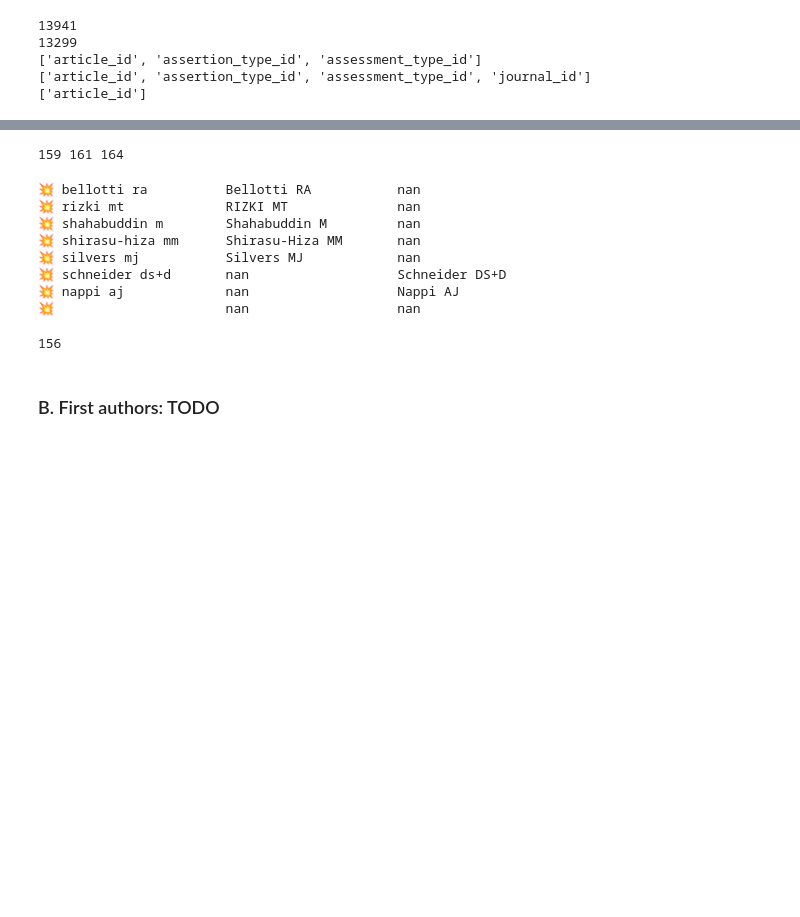
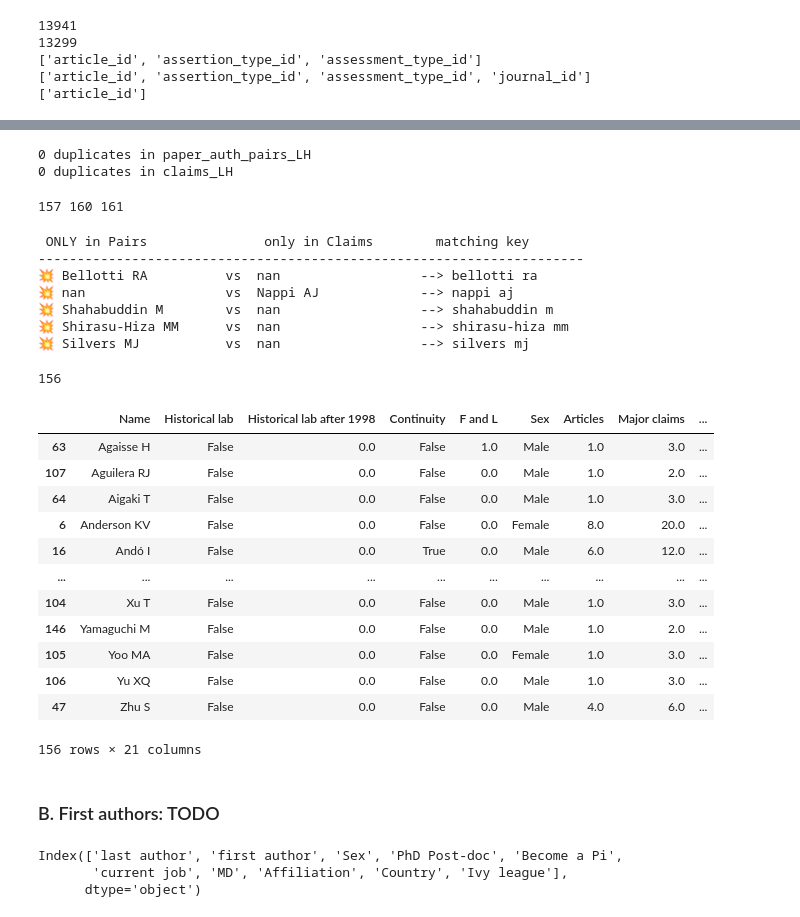
Before and after one commit to jcblemai/drosophila-reproducibility, a Jupyter notebook: preprocess.ipynb, the cells around one changed output, grey strips where cells are left out. Drawn from its saved outputs; the diff is of its cells as text; code cells hidden in the pictures; blank space fills up the shorter version.

```diff
--- a/preprocess.ipynb
+++ b/preprocess.ipynb
@@ -195,47 +253,82 @@ claims_LH = authors_claims[authors_claims['Authorship'] == 'Leading'].copy()
 # %%
-# Create merge columns: lowercased and stripped of accents
-# For paper_auth_pairs_LH
+paper_auth_pairs_LH = paper_auth_pairs[["last author", "Affiliation", "Country", "Ivy league"]]
+paper_auth_pairs_LH = preprocess_utils.deduplicate_by(paper_auth_pairs_LH, "last author").copy()
+claims_LH = authors_claims[authors_claims['Authorship'] == 'Leading'].copy()
+
 paper_auth_pairs_LH.loc[:, 'lh_proc'] = paper_auth_pairs_LH['last author'].str.lower()
 paper_auth_pairs_LH.loc[:, 'lh_proc'] = (paper_auth_pairs_LH['lh_proc']
     .str.normalize('NFKD')
     .str.encode('ascii', errors='ignore')
     .str.decode('utf-8'))
+#paper_auth_pairs_LH.loc[:, 'lh_proc'] = paper_auth_pairs_LH['lh_proc'].str.replace('rizki mt', 'rizki tm')
 
 # For claims_LH
+# drop the row where Name that is NaN
 claims_LH.loc[:, 'lh_proc'] = claims_LH['Name'].str.lower()
-claims_LH.loc[:, 'lh_proc'] = claims_LH['lh_proc'].fillna('')
 claims_LH.loc[:, 'lh_proc'] = (claims_LH['lh_proc']
     .str.normalize('NFKD')
     .str.encode('ascii', errors='ignore')
     .str.decode('utf-8'))
 claims_LH.loc[:, 'lh_proc'] = claims_LH['lh_proc'].str.replace('ando i', 'ando')
-
-# Perform the merge
-all_LH = pd.merge(claims_LH, paper_auth_pairs_LH, on='lh_proc', how='outer')
-print(len(claims_LH), len(paper_auth_pairs_LH), len(all_LH))
-# %% [output]
-159 161 164
+# %%
+# check for duplicate lh_proc in paper_auth_pairs_LH
+paper_auth_pairs_LH[paper_auth_pairs_LH.duplicated('lh_proc', keep=False)]
+print(len(paper_auth_pairs_LH[paper_auth_pairs_LH.duplicated('lh_proc', keep=False)]), "duplicates in paper_auth_pairs_LH")
+# check for duplicate lh_proc in claims_LH
+print(len(claims_LH[claims_LH.duplicated('lh_proc', keep=False)]), "duplicates in claims_LH")
+# %% [output]
+0 duplicates in paper_auth_pairs_LH
+0 duplicates in claims_LH
+# %%
+# Perform the outer merge to see what we are missing
+all_LH = pd.merge(claims_LH, paper_auth_pairs_LH, on='lh_proc', how='outer')
+print(len(claims_LH), len(paper_auth_pairs_LH), len(all_LH))
+# %% [output]
+157 160 161
 # %%
-unique_pairs = all_LH[["Name", "last author", "lh_proc"]].drop_duplicates().sort_values("last author", ascending=True)
+unique_pairs = all_LH[["Name", "last author", "lh_proc"]].drop_duplicates().sort_values("lh_proc", ascending=True)
+print(" ONLY in Pairs               only in Claims        matching key ")
+print("-"*70)
 for i in range(0, len(unique_pairs)):
     if pd.isna(unique_pairs.iloc[i]['last author']) or pd.isna(unique_pairs.iloc[i]['Name']):
         print('💥 ', end='')
-        print(f"{unique_pairs.iloc[i]['lh_proc']:<20} {unique_pairs.iloc[i]['last author']:<20}  {unique_pairs.iloc[i]['Name']}")
+        print(f"{unique_pairs.iloc[i]['last author']:<20} vs  {unique_pairs.iloc[i]['Name']:<20} --> {unique_pairs.iloc[i]['lh_proc']:<20}")
+    #else:
+    #    print(f"   {unique_pairs.iloc[i]['last author']:<20} vs  {unique_pairs.iloc[i]['Name']:<20} --> {unique_pairs.iloc[i]['lh_proc']:<20}")
 # %% [output]
-💥 bellotti ra          Bellotti RA           nan
-💥 rizki mt             RIZKI MT              nan
-💥 shahabuddin m        Shahabuddin M         nan
-💥 shirasu-hiza mm      Shirasu-Hiza MM       nan
-💥 silvers mj           Silvers MJ            nan
-💥 schneider ds+d       nan                   Schneider DS+D
-💥 nappi aj             nan                   Nappi AJ
-💥                      nan                   nan
+ ONLY in Pairs               only in Claims        matching key
+----------------------------------------------------------------------
+💥 Bellotti RA          vs  nan                  --> bellotti ra
+💥 nan                  vs  Nappi AJ             --> nappi aj
+💥 Shahabuddin M        vs  nan                  --> shahabuddin m
+💥 Shirasu-Hiza MM      vs  nan                  --> shirasu-hiza mm
+💥 Silvers MJ           vs  nan                  --> silvers mj
 # %%
-all_LH_inner = pd.merge(claims_LH, paper_auth_pairs_LH, on='lh_proc', how='inner')
-all_LH_inner.drop(columns=['lh_proc', 'last author', 'Authorship'], inplace=True)
+all_LH_inner = pd.merge(claims_LH, paper_auth_pairs_LH, on='lh_proc', how='inner').sort_values("lh_proc", ascending=True)
+#all_LH_inner.drop(columns=['lh_proc', 'last author', 'Authorship'], inplace=True)
 print(len(all_LH_inner))
 all_LH_inner.to_csv('preprocessed_data/LH_inner.csv', index=False)
+all_LH_inner
 # %% [output]
 156
+|  | Name | Historical lab | Historical lab after 1998 | Continuity | F and L | Sex | Articles | Major claims | ... |
+| 63 | Agaisse H | False | 0.0 | False | 1.0 | Male | 1.0 | 3.0 | ... |
+| 107 | Aguilera RJ | False | 0.0 | False | 0.0 | Male | 1.0 | 2.0 | ... |
+| 64 | Aigaki T | False | 0.0 | False | 0.0 | Male | 1.0 | 3.0 | ... |
+| 6 | Anderson KV | False | 0.0 | False | 0.0 | Female | 8.0 | 20.0 | ... |
+| 16 | Andó I | False | 0.0 | True | 0.0 | Male | 6.0 | 12.0 | ... |
+| ... | ... | ... | ... | ... | ... | ... | ... | ... | ... |
+| 104 | Xu T | False | 0.0 | False | 0.0 | Male | 1.0 | 3.0 | ... |
+| 146 | Yamaguchi M | False | 0.0 | False | 0.0 | Male | 1.0 | 2.0 | ... |
+| 105 | Yoo MA | False | 0.0 | False | 0.0 | Female | 1.0 | 3.0 | ... |
+| 106 | Yu XQ | False | 0.0 | False | 0.0 | Male | 1.0 | 3.0 | ... |
+| 47 | Zhu S | False | 0.0 | False | 0.0 | Male | 4.0 | 6.0 | ... |
+156 rows × 21 columns
 # %% [markdown]
 ### B. First authors: TODO
+# %%
+paper_auth_pairs.columns
+# %% [output]
+Index(['last author', 'first author', 'Sex', 'PhD Post-doc', 'Become a Pi',
+       'current job', 'MD', 'Affiliation', 'Country', 'Ivy league'],
+      dtype='object')
```
Also changed, not shown: parts of 15 cells of this notebook, 4 other files.
